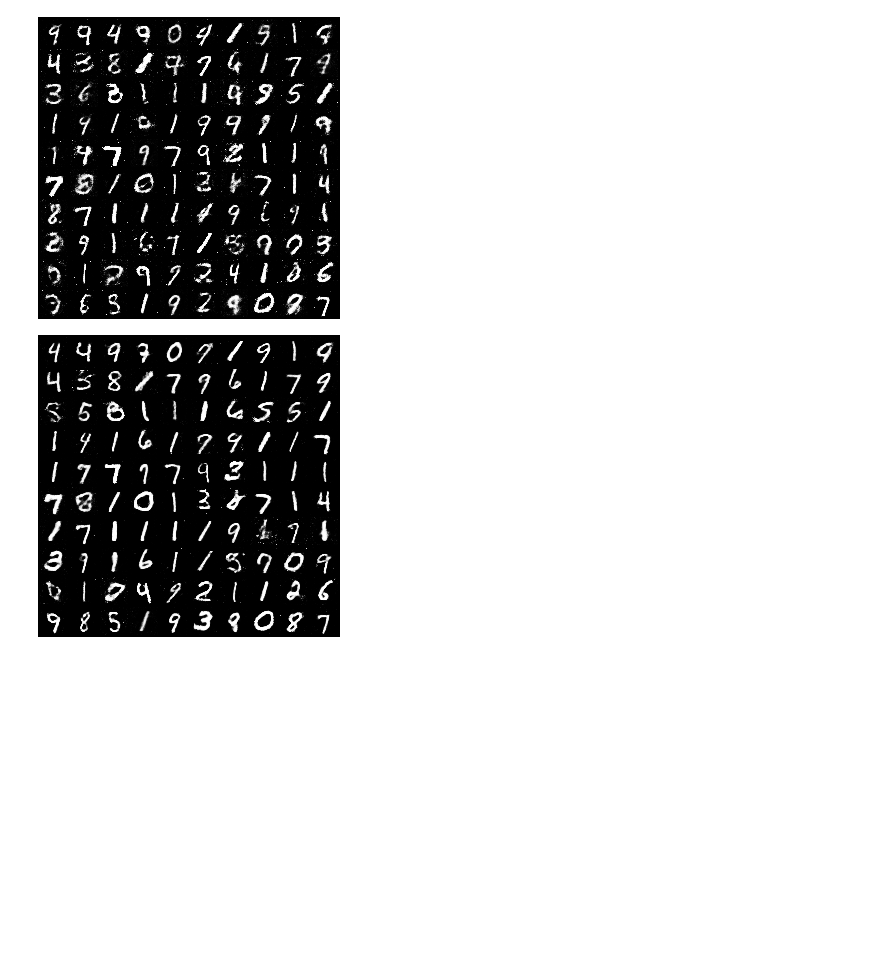
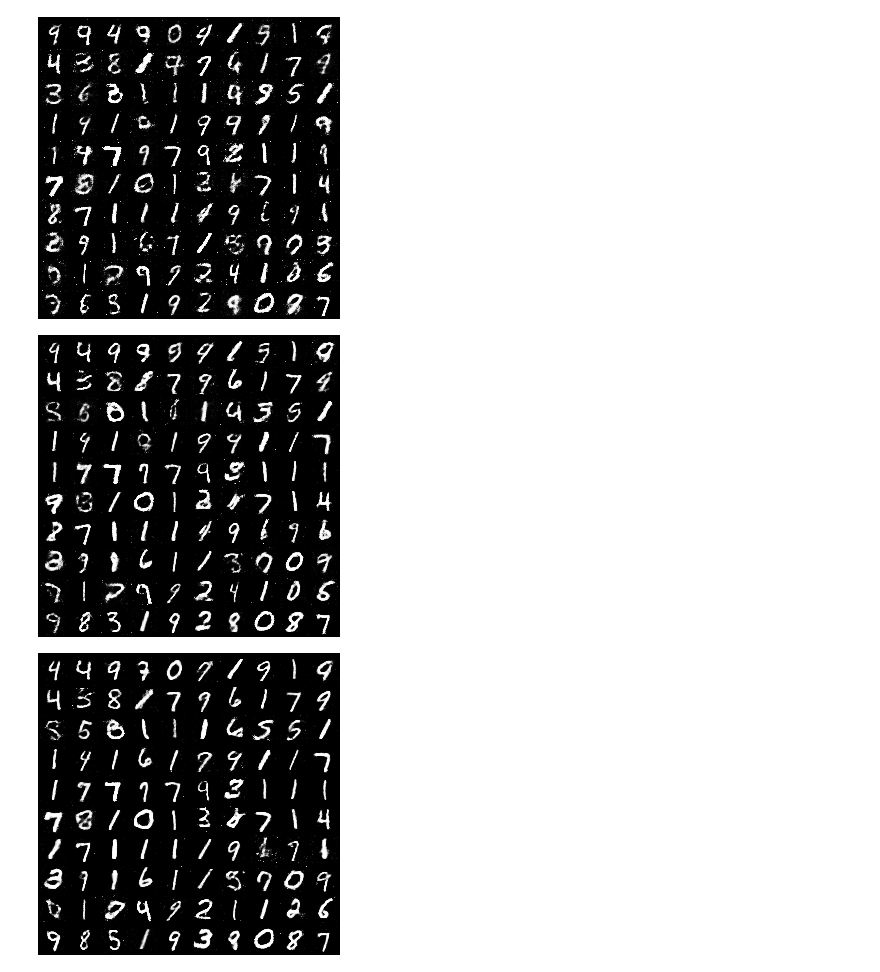
Before and after one commit to mcmejiag14/Deep-Learning, a Jupyter notebook: Problem_3.ipynb, the cells around one changed output. Drawn from its saved outputs; the diff is of its cells as text; code cells hidden in the pictures; blank space fills up the shorter version.

```diff
--- a/Problem_3.ipynb
+++ b/Problem_3.ipynb
@@ -376,6 +376,10 @@ Image('./samples/fake_images-0060.png') ## Some of the numbers are visible
 Image('./samples/fake_images-0100.png') ## This one is better
 # %% [output]
 [figure]
+# %%
+Image('./samples/fake_images-0200.png') ## This one is better
+# %% [output]
+[figure, added]
 # %%
 Image('./samples/fake_images-0300.png') ## This one is better than the others, the digits are more clear. The fake images are more closely to the real random values.
 ## This is an inspection of the fake data and the real data. Changing the number of epochs and doing some hyperparameters turning we could get a better improve version.
```
